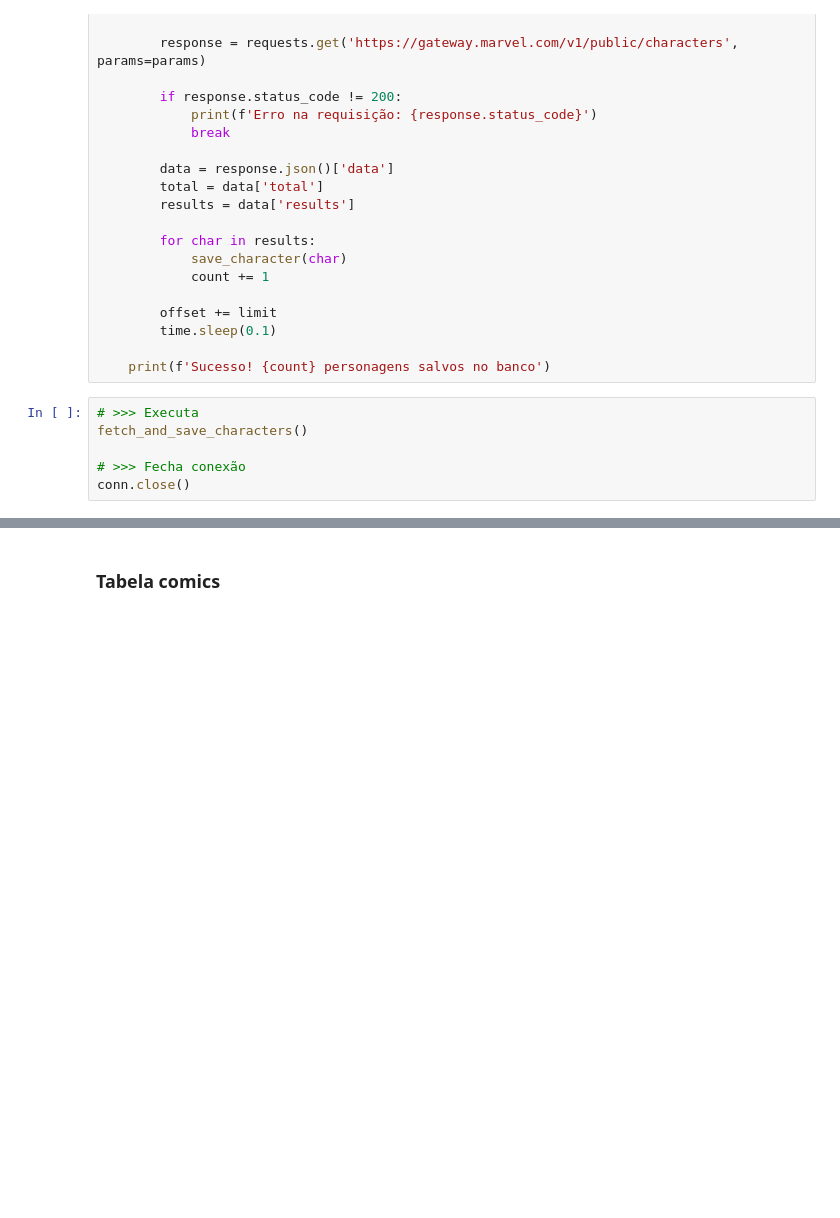
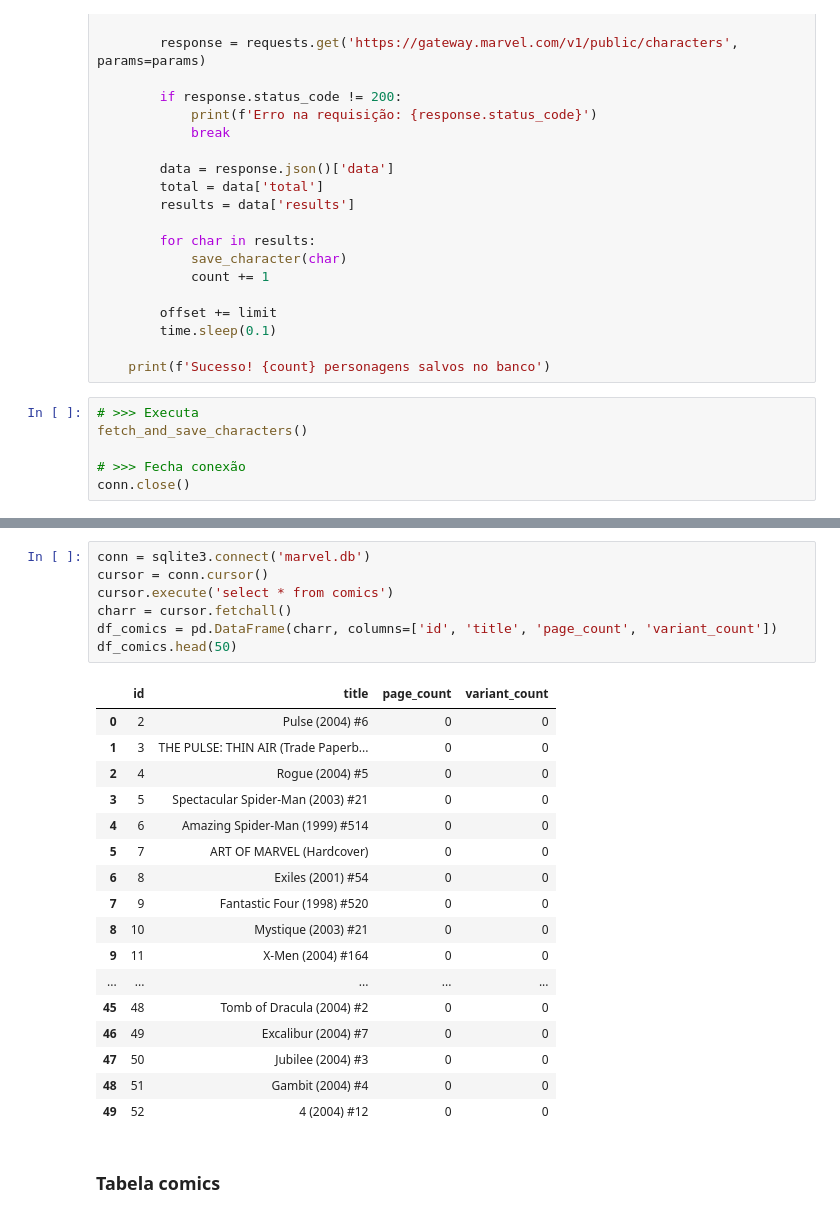
Before and after one commit to diogopaz/projeto-marvel, a Jupyter notebook: projeto_marvel.ipynb, the cells around one changed output, grey strips where cells are left out. Cells and saved outputs as stored; diff of their text form; blank space fills up the shorter version.

```diff
--- a/projeto_marvel.ipynb
+++ b/projeto_marvel.ipynb
@@ -154,3 +150,28 @@ df_char.sort_values('comic_available', ascending=False)
+# %%
+conn = sqlite3.connect('marvel.db')
+cursor = conn.cursor()
+cursor.execute('select * from comics')
+charr = cursor.fetchall()
+df_comics = pd.DataFrame(charr, columns=['id', 'title', 'page_count', 'variant_count'])
+df_comics.head(50)
+# %% [output]
+|  | id | title | page_count | variant_count |
+| 0 | 2 | Pulse (2004) #6 | 0 | 0 |
+| 1 | 3 | THE PULSE: THIN AIR (Trade Paperb... | 0 | 0 |
+| 2 | 4 | Rogue (2004) #5 | 0 | 0 |
+| 3 | 5 | Spectacular Spider-Man (2003) #21 | 0 | 0 |
+| 4 | 6 | Amazing Spider-Man (1999) #514 | 0 | 0 |
+| 5 | 7 | ART OF MARVEL (Hardcover) | 0 | 0 |
+| 6 | 8 | Exiles (2001) #54 | 0 | 0 |
+| 7 | 9 | Fantastic Four (1998) #520 | 0 | 0 |
+| 8 | 10 | Mystique (2003) #21 | 0 | 0 |
+| 9 | 11 | X-Men (2004) #164 | 0 | 0 |
+| ... | ... | ... | ... | ... |
+| 45 | 48 | Tomb of Dracula (2004) #2 | 0 | 0 |
+| 46 | 49 | Excalibur (2004) #7 | 0 | 0 |
+| 47 | 50 | Jubilee (2004) #3 | 0 | 0 |
+| 48 | 51 | Gambit (2004) #4 | 0 | 0 |
+| 49 | 52 | 4 (2004) #12 | 0 | 0 |
 # %% [markdown]
 ### Tabela comics
 # %%
```
Also changed, not shown: parts of 14 cells of this notebook.
